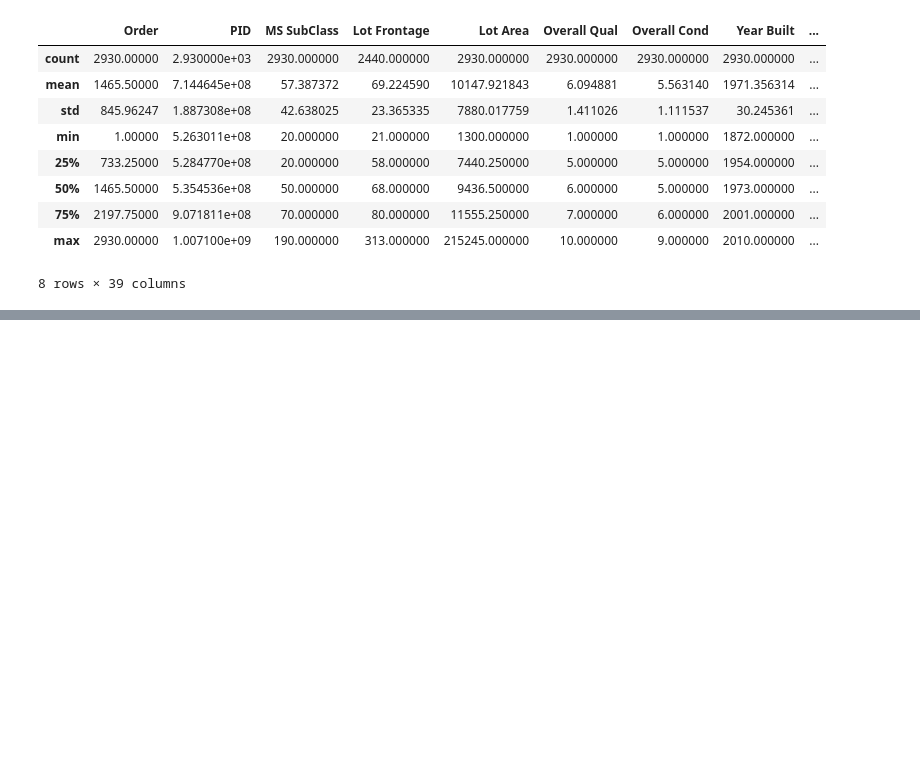
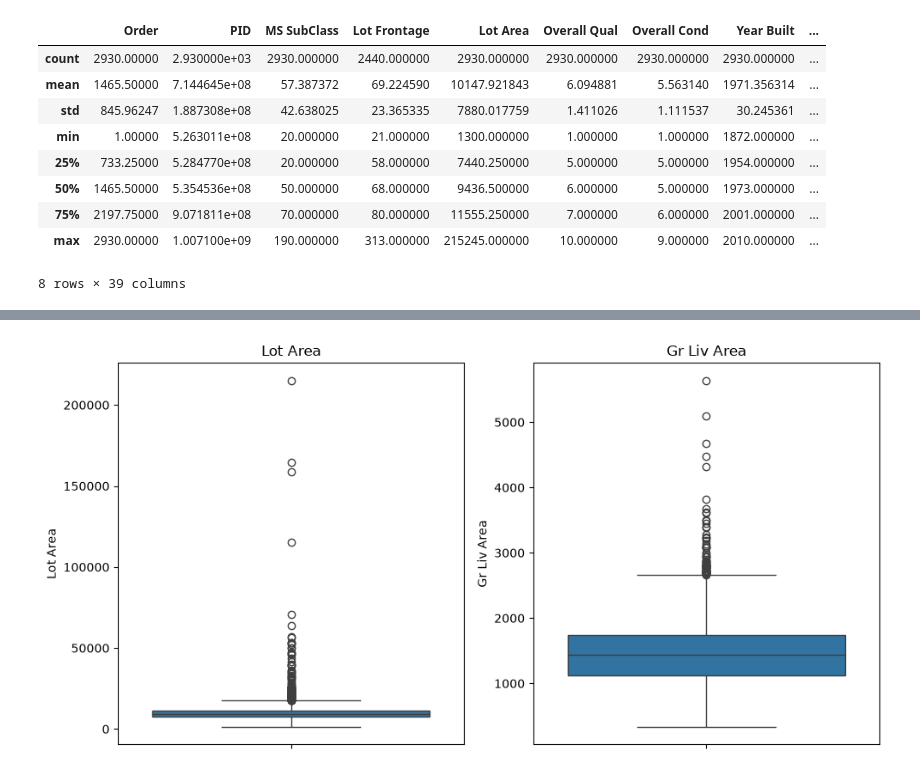
Before and after one commit to viragdiana/ML, a Jupyter notebook: lab-1-stefi.ipynb, the cells around one changed output, grey strips where cells are left out. Drawn from its saved outputs; the diff is of its cells as text; code cells hidden in the pictures; blank space fills up the shorter version.

```diff
--- a/lab-1-stefi.ipynb
+++ b/lab-1-stefi.ipynb
@@ -109,0 +138,9 @@ display(dataset.describe())
+# %%
+fig, axes = plt.subplots(1, 2, figsize=(10, 5))
+for ax, col in zip(axes, ["Lot Area", "Gr Liv Area"]):
+    sns.boxplot(y=dataset[col], ax=ax)
+    ax.set_title(col)
+plt.tight_layout()
+plt.show()
+# %% [output]
+[figure, added]
```
Also changed, not shown: parts of 7 cells of this notebook.
